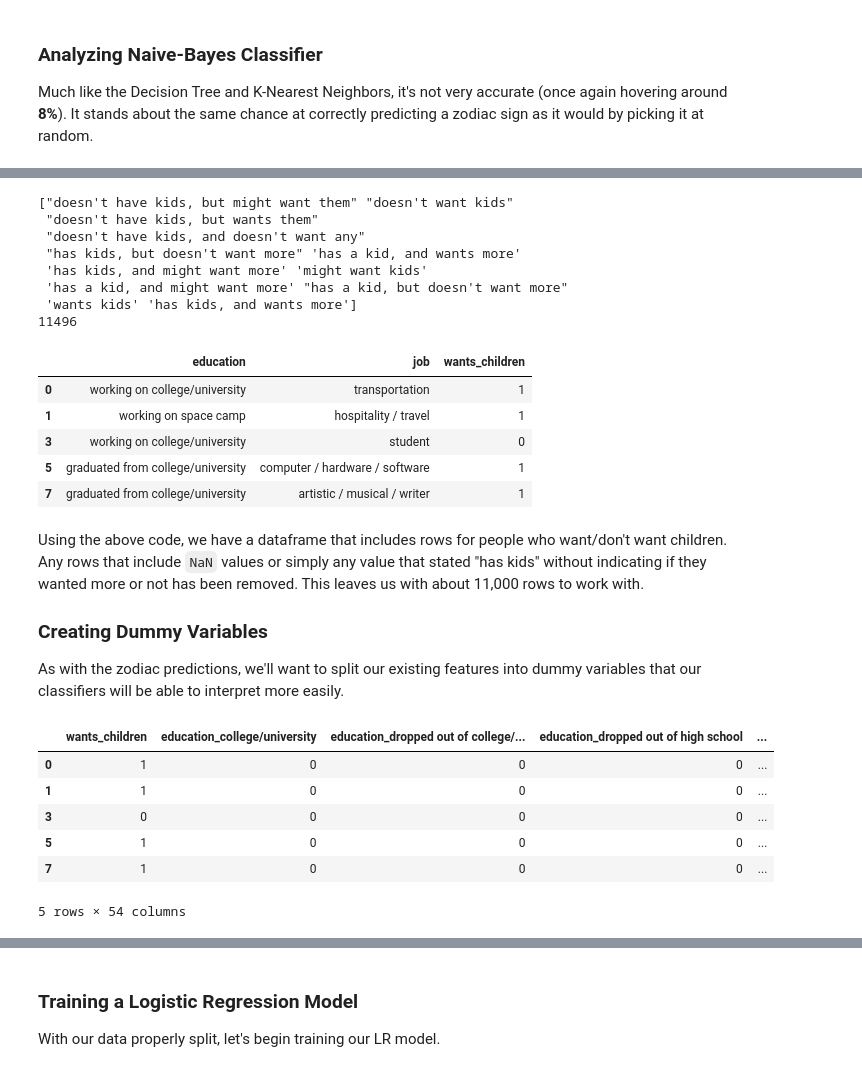
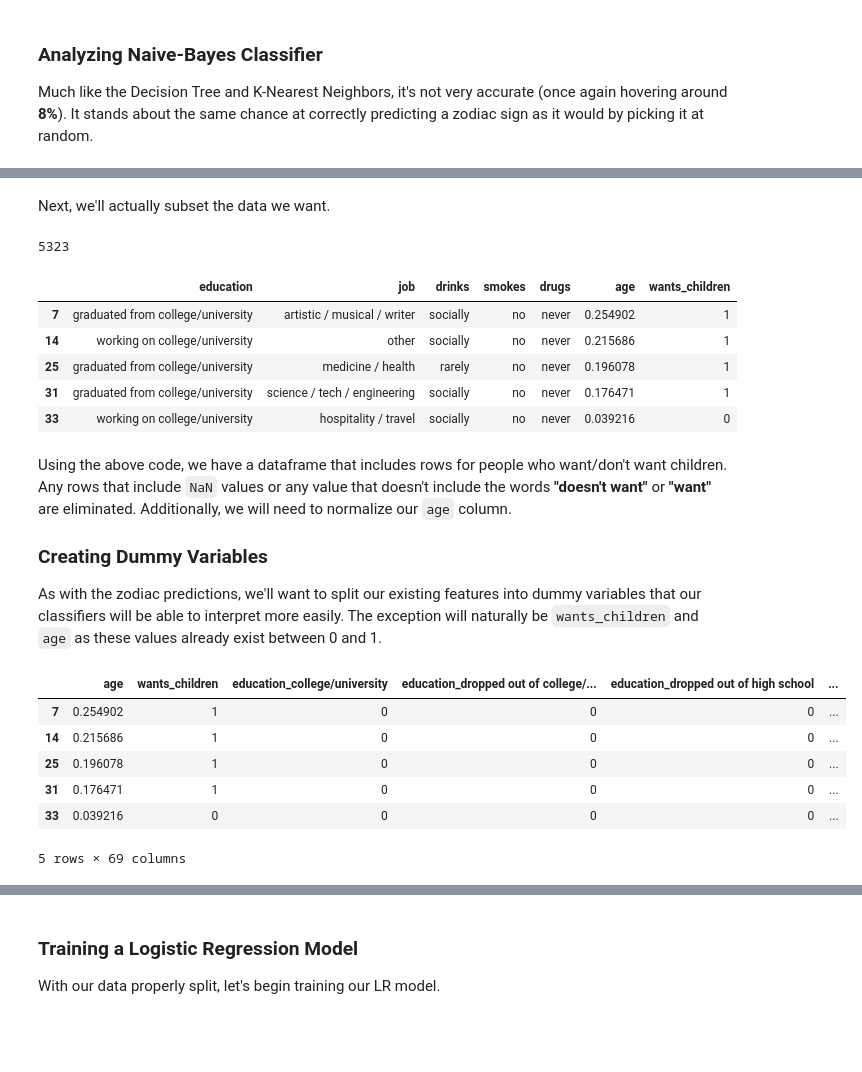
Before and after one commit to arkmalcom/date-a-scientist, a Jupyter notebook: date-a-scientist.ipynb, the cells around one changed output, grey strips where cells are left out. Saved outputs shown, nothing was run; the diff lists cells and outputs as text; code cells hidden in the pictures; blank space fills up the shorter version.

```diff
--- a/date-a-scientist.ipynb
+++ b/date-a-scientist.ipynb
@@ -400,44 +435,44 @@ Once again, let's begin by selecting features. In this case we want:
+# %%
+val_to_keep = ["doesn't want kids", "doesn't have kids, but wants them", \
+              "wants kids", "doesn't have kids and doesn't want any", \
+              "has kids, but doesn't want more", "has a kid, but doesn't want more", \
+              "has a kid, and wants more", "has kids, and wants more"]
+children_features = ['offspring', 'education', 'job', 'drinks', 'smokes', 'drugs', 'age', 'wants_children']
+# %% [markdown]
+Next, we'll actually subset the data we want.
 # %%
-children_features = ['offspring', 'education', 'job', 'wants_children']
-children_df = df[children_features[:-1]].dropna()
+children_df = df[children_features[:-1]][df['offspring'].isin(val_to_keep)].dropna()
 children_df['wants_children'] = children_df['offspring'].apply(lambda x: 0 if ("doesn't want" in x) \
                                                                 else (1 if "want" in x else None))
-children_df.dropna(inplace=True)
+children_df['age'] = children_df['age'].apply(lambda x: (x-children_df['age'].min()) / \
+                                             (children_df['age'].max()-children_df['age'].min()))
 children_df['wants_children'] = children_df['wants_children'].astype(int)
-print(children_df['offspring'].unique())
 children_df = children_df.drop(columns=['offspring'])
 print(len(children_df))
 children_df.head(5)
 # %% [output]
-["doesn't have kids, but might want them" "doesn't want kids"
- "doesn't have kids, but wants them"
- "doesn't have kids, and doesn't want any"
- "has kids, but doesn't want more" 'has a kid, and wants more'
- 'has kids, and might want more' 'might want kids'
- 'has a kid, and might want more' "has a kid, but doesn't want more"
- 'wants kids' 'has kids, and wants more']
-11496
+5323
-|  | education | job | wants_children |
-| 0 | working on college/university | transportation | 1 |
-| 1 | working on space camp | hospitality / travel | 1 |
-| 3 | working on college/university | student | 0 |
-| 5 | graduated from college/university | computer / hardware / software | 1 |
-| 7 | graduated from college/university | artistic / musical / writer | 1 |
+|  | education | job | drinks | smokes | drugs | age | wants_children |
+| 7 | graduated from college/university | artistic / musical / writer | socially | no | never | 0.254902 | 1 |
+| 14 | working on college/university | other | socially | no | never | 0.215686 | 1 |
+| 25 | graduated from college/university | medicine / health | rarely | no | never | 0.196078 | 1 |
+| 31 | graduated from college/university | science / tech / engineering | socially | no | never | 0.176471 | 1 |
+| 33 | working on college/university | hospitality / travel | socially | no | never | 0.039216 | 0 |
 # %% [markdown]
-Using the above code, we have a dataframe that includes rows for people who want/don't want children. Any rows that include `NaN` values or simply any value that stated "has kids" without indicating if they wanted more or not has been removed. This leaves us with about 11,000 rows to work with.
+Using the above code, we have a dataframe that includes rows for people who want/don't want children. Any rows that include `NaN` values or any value that doesn't include the words **"doesn't want"** or **"want"** are eliminated. Additionally, we will need to normalize our `age` column.
 
 ### Creating Dummy Variables
 
-As with the zodiac predictions, we'll want to split our existing features into dummy variables that our classifiers will be able to interpret more easily.
+As with the zodiac predictions, we'll want to split our existing features into dummy variables that our classifiers will be able to interpret more easily. The exception will naturally be `wants_children` and `age` as these values already exist between 0 and 1.
 # %%
-for feature in children_features[1:-1]:
+for feature in children_features[1:-2]:
     children_df = pd.get_dummies(children_df, columns=[feature], prefix=[feature])
 children_df.head()
 # %% [output]
-|  | wants_children | education_college/university | education_dropped out of college/... | education_dropped out of high school | ... |
-| 0 | 1 | 0 | 0 | 0 | ... |
-| 1 | 1 | 0 | 0 | 0 | ... |
-| 3 | 0 | 0 | 0 | 0 | ... |
-| 5 | 1 | 0 | 0 | 0 | ... |
-| 7 | 1 | 0 | 0 | 0 | ... |
+|  | age | wants_children | education_college/university | education_dropped out of college/... | education_dropped out of high school | ... |
+| 7 | 0.254902 | 1 | 0 | 0 | 0 | ... |
+| 14 | 0.215686 | 1 | 0 | 0 | 0 | ... |
+| 25 | 0.196078 | 1 | 0 | 0 | 0 | ... |
+| 31 | 0.176471 | 1 | 0 | 0 | 0 | ... |
+| 33 | 0.039216 | 0 | 0 | 0 | 0 | ... |
-5 rows × 54 columns
+5 rows × 69 columns
```
Also changed, not shown: parts of 39 cells of this notebook.
